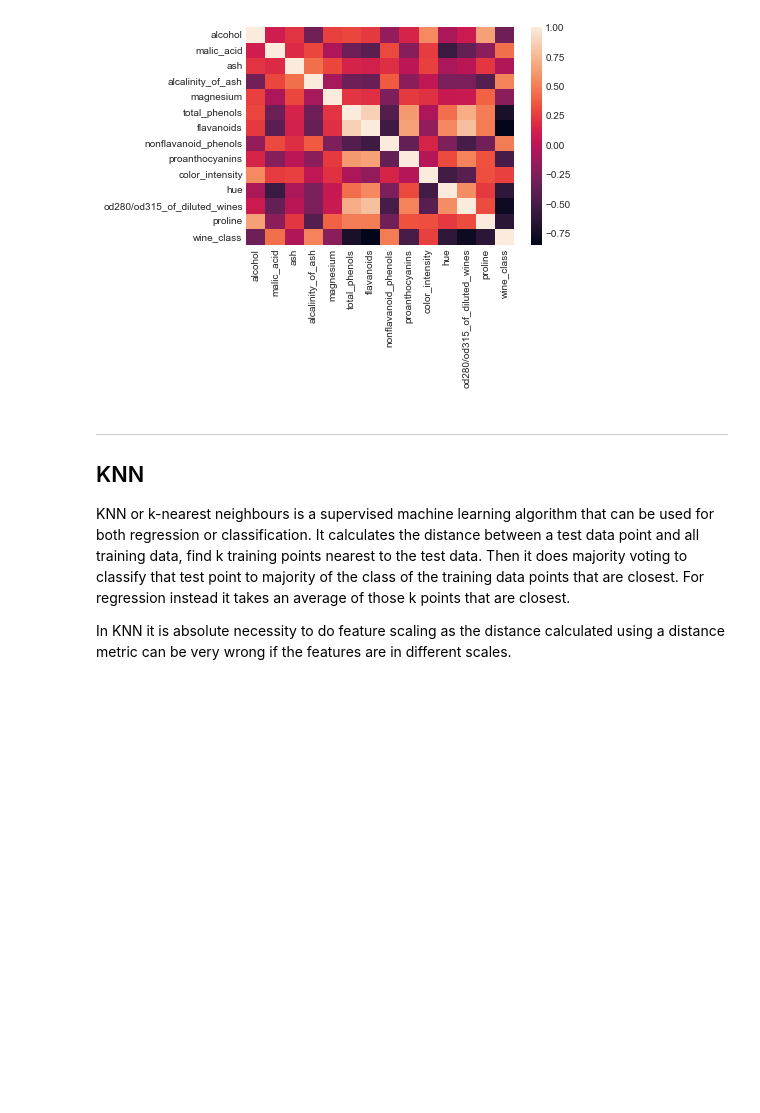
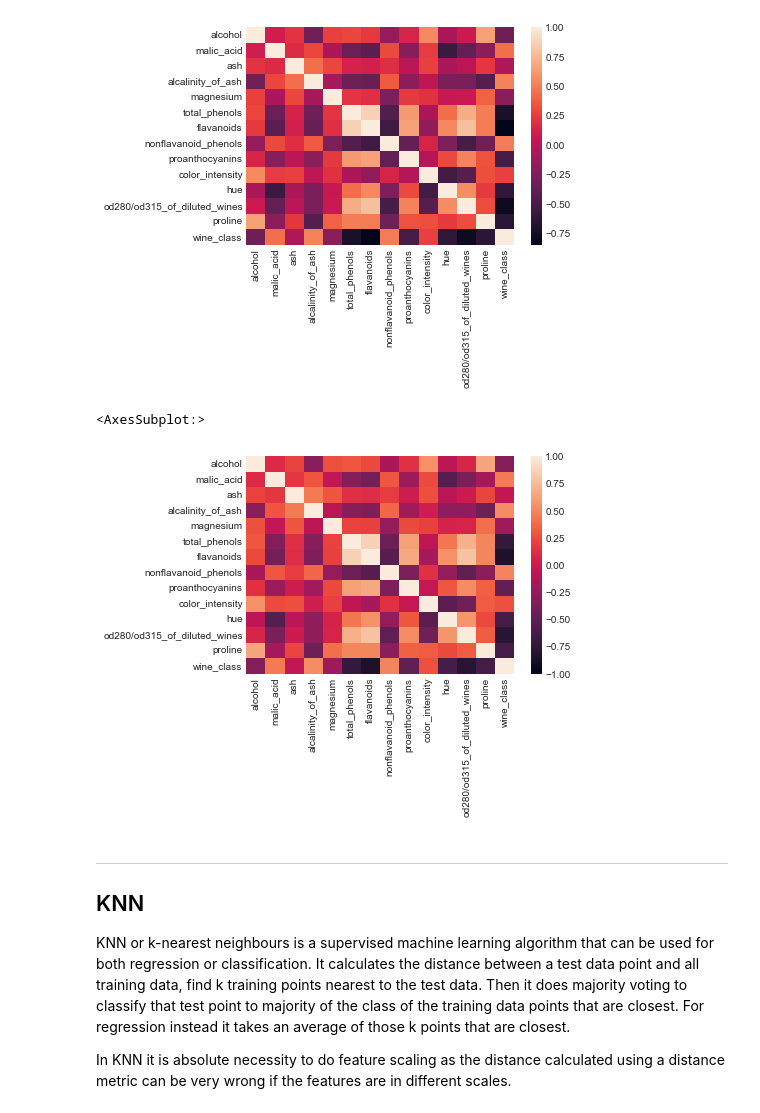
Before and after one commit to yuna-liu/Maskininlarning-Yuna-Liu, a Jupyter notebook: Lectures/L6-KNN.ipynb, the cells around one changed output. Cells and saved outputs as stored; diff of their text form; code cells hidden in the pictures; blank space fills up the shorter version.

```diff
--- a/Lectures/L6-KNN.ipynb
+++ b/Lectures/L6-KNN.ipynb
@@ -94,6 +115,12 @@ sns.heatmap(df.corr(), annot=False)
 # %% [output]
 <AxesSubplot:>
 [figure]
+# %%
+sns.heatmap(df.corr(), annot=False, vmin=-1, vmax=1)
+# scaling
+# %% [output]
+<AxesSubplot:>
+[figure, added]
 # %% [markdown]
 ---
 ## KNN
```
Also changed, not shown: parts of 1 cell of this notebook, 1 other file.
